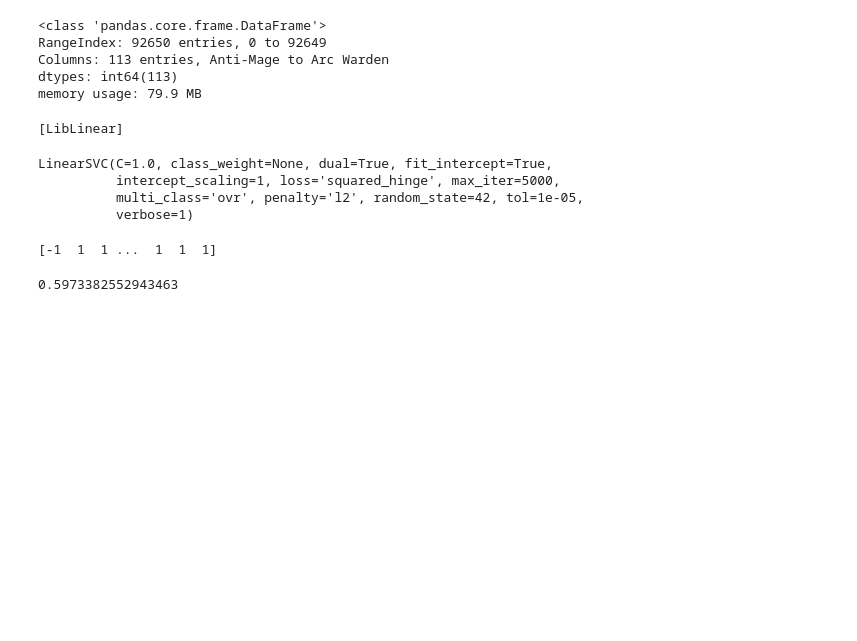
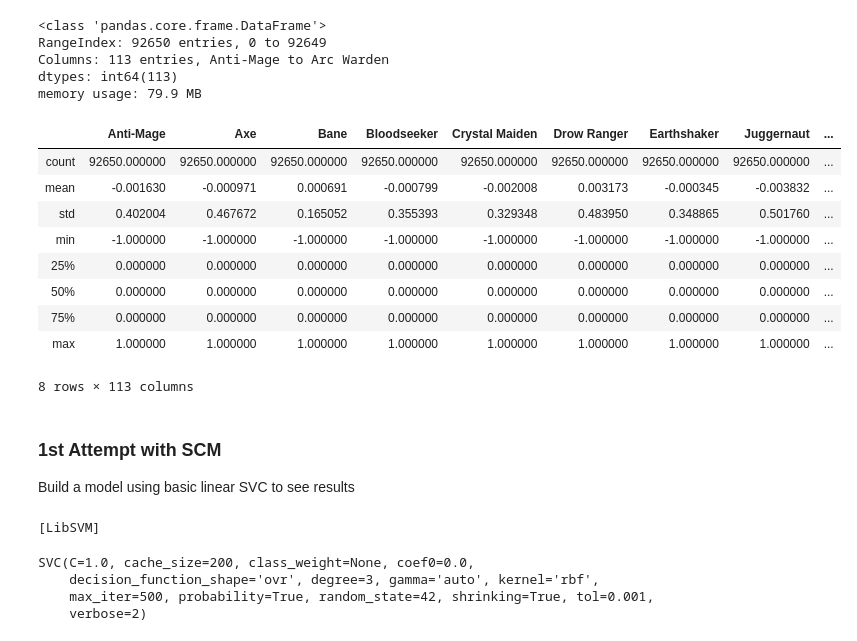
Before and after one commit to raymondng76/PRS-PSUPR-2019-08-13-IS1FT-CA1, a Jupyter notebook: code/CA1.ipynb, the cells around one changed output. Drawn from its saved outputs; the diff is of its cells as text; code cells hidden in the pictures; blank space fills up the shorter version.

Commit message:
Update CA1.ipynb
upload 1st SVM attempt

```diff
--- a/code/CA1.ipynb
+++ b/code/CA1.ipynb
@@ -51,20 +69,29 @@ RangeIndex: 92650 entries, 0 to 92649
 Columns: 113 entries, Anti-Mage to Arc Warden
 dtypes: int64(113)
 memory usage: 79.9 MB
-# %%
-linsvc = LinearSVC(random_state=42, tol=1e-5, max_iter=5000, verbose=1)
-linsvc.fit(x_train, y_train)
-# %% [output]
-[LibLinear]
-LinearSVC(C=1.0, class_weight=None, dual=True, fit_intercept=True,
-          intercept_scaling=1, loss='squared_hinge', max_iter=5000,
-          multi_class='ovr', penalty='l2', random_state=42, tol=1e-05,
-          verbose=1)
-# %%
-print(linsvc.predict(x_test))
-# %% [output]
-[-1  1  1 ...  1  1  1]
-# %%
-print(linsvc.score(x_test, y_test))
-# %% [output]
-0.5973382552943463
+# %%
+x_train.describe()
+# %% [output]
+|  | Anti-Mage | Axe | Bane | Bloodseeker | Crystal Maiden | Drow Ranger | Earthshaker | Juggernaut | ... |
+| count | 92650.000000 | 92650.000000 | 92650.000000 | 92650.000000 | 92650.000000 | 92650.000000 | 92650.000000 | 92650.000000 | ... |
+| mean | -0.001630 | -0.000971 | 0.000691 | -0.000799 | -0.002008 | 0.003173 | -0.000345 | -0.003832 | ... |
+| std | 0.402004 | 0.467672 | 0.165052 | 0.355393 | 0.329348 | 0.483950 | 0.348865 | 0.501760 | ... |
+| min | -1.000000 | -1.000000 | -1.000000 | -1.000000 | -1.000000 | -1.000000 | -1.000000 | -1.000000 | ... |
+| 25% | 0.000000 | 0.000000 | 0.000000 | 0.000000 | 0.000000 | 0.000000 | 0.000000 | 0.000000 | ... |
+| 50% | 0.000000 | 0.000000 | 0.000000 | 0.000000 | 0.000000 | 0.000000 | 0.000000 | 0.000000 | ... |
+| 75% | 0.000000 | 0.000000 | 0.000000 | 0.000000 | 0.000000 | 0.000000 | 0.000000 | 0.000000 | ... |
+| max | 1.000000 | 1.000000 | 1.000000 | 1.000000 | 1.000000 | 1.000000 | 1.000000 | 1.000000 | ... |
+8 rows × 113 columns
+# %% [markdown]
+### 1st Attempt with SCM
+
+Build a model using basic linear SVC to see results
+# %%
+svc = SVC(random_state=42, C=1.0, max_iter=500, verbose=2, gamma='auto', probability=True)
+svc.fit(x_train, y_train)
+# %% [output]
+[LibSVM]
+SVC(C=1.0, cache_size=200, class_weight=None, coef0=0.0,
+    decision_function_shape='ovr', degree=3, gamma='auto', kernel='rbf',
+    max_iter=500, probability=True, random_state=42, shrinking=True, tol=0.001,
+    verbose=2)
```
Also changed, not shown: parts of 9 cells of this notebook.
